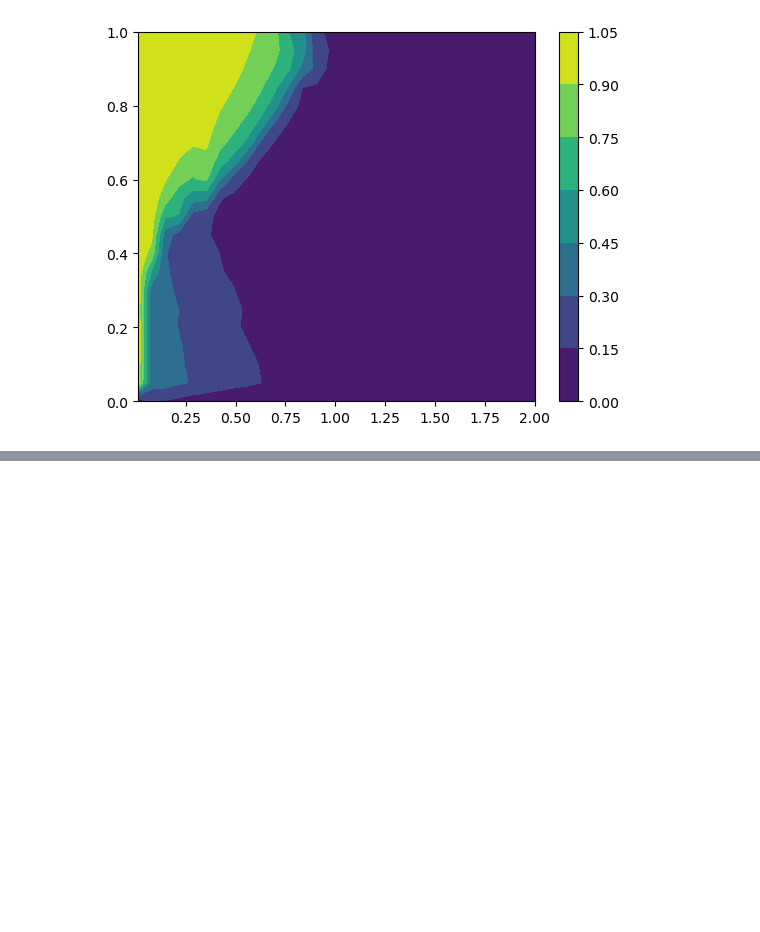
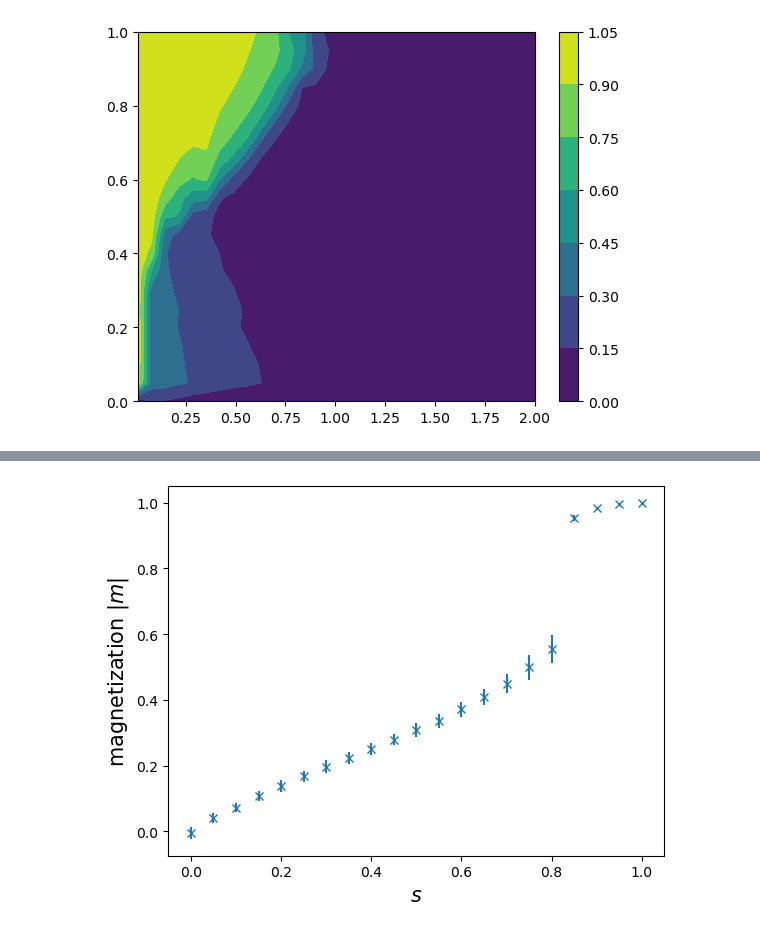
Before and after one commit to Ryuta339/QMCSample, a Jupyter notebook: workspace/ModelsSample.ipynb, the cells around one changed output, grey strips where cells are left out. Drawn from its saved outputs; the diff is of its cells as text; code cells hidden in the pictures; blank space fills up the shorter version.

Commit message:
feat: QMC-CDMA

```diff
--- a/workspace/ModelsSample.ipynb
+++ b/workspace/ModelsSample.ipynb
@@ -50,0 +56,7 @@ plt.colorbar(c)
+# %%
+K = int(N*0.6)
+print(K)
+cdma = CDMA(N, K, 0)
+
+temp = 0.1
+s_list = np.linspace(0, 1, S_LIM)
@@ -50,0 +66,19 @@ plt.colorbar(c)
+# %%
+cdma_system = S.make_transverse_ising(cdma.gen_spin(), cdma, 1.0, 10)
+np.savez_compressed('./results/orgn_signal', cdma.gen_spin())
+
+for idx, s in enumerate(s_list):
+    spins = []
+
+    # 熱化のためのスキップ
+    schedule_list = [((1/temp, s), N_SKIP)]
+    A.Algorithm_SingleSpinFlip_run(cdma_system, schedule_list)
+
+    for _ in range(N_SMPL):
+        schedule_list = [((1/temp, s), N_MC)]
+        A.Algorithm_SingleSpinFlip_run(cdma_system, schedule_list)
+        spins.append(deepcopy(cdma_system.trotter_spins[:-1]))
+
+    filename = './results/s_{:02d}'.format(idx)
+    np.savez_compressed(filename, spins)
+    print(s)
@@ -50,0 +103,20 @@ plt.colorbar(c)
+# %%
+orgn_signal = np.load('./results/orgn_signal.npz')['arr_0']
+mag = np.zeros(len(s_list),)
+mag_std = np.zeros(len(s_list),)
+
+for idx, s in enumerate(s_list):
+    filename = './results/s_{:02d}.npz'.format(idx)
+    spins = np.load(filename)['arr_0']
+
+    mean_spins = np.mean(spins, axis=2)
+    mag_list = mean_spins @ orgn_signal / N
+    mag[idx] = np.mean(mag_list)
+    mag_std[idx] = np.std(mag_list)
+# %%
+plt.errorbar(s_list, mag, yerr=mag_std, marker='x', linestyle='')
+plt.xlabel(r'$s$', fontsize=15)
+plt.ylabel(r'magnetization $|m|$', fontsize=15)
+plt.show()
+# %% [output]
+[figure, added]
```
Also changed, not shown: parts of 7 cells of this notebook, 2 other files.
